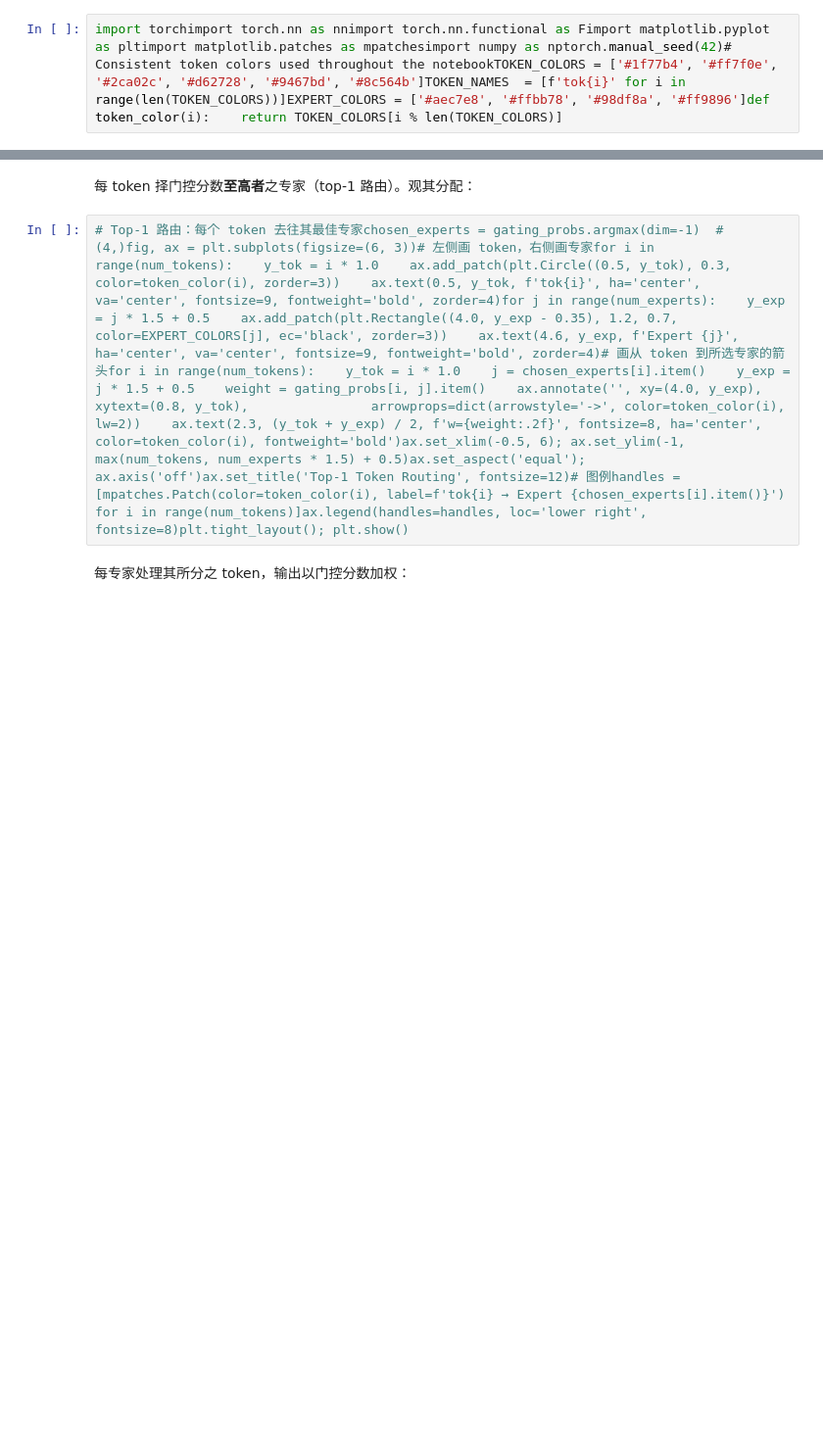
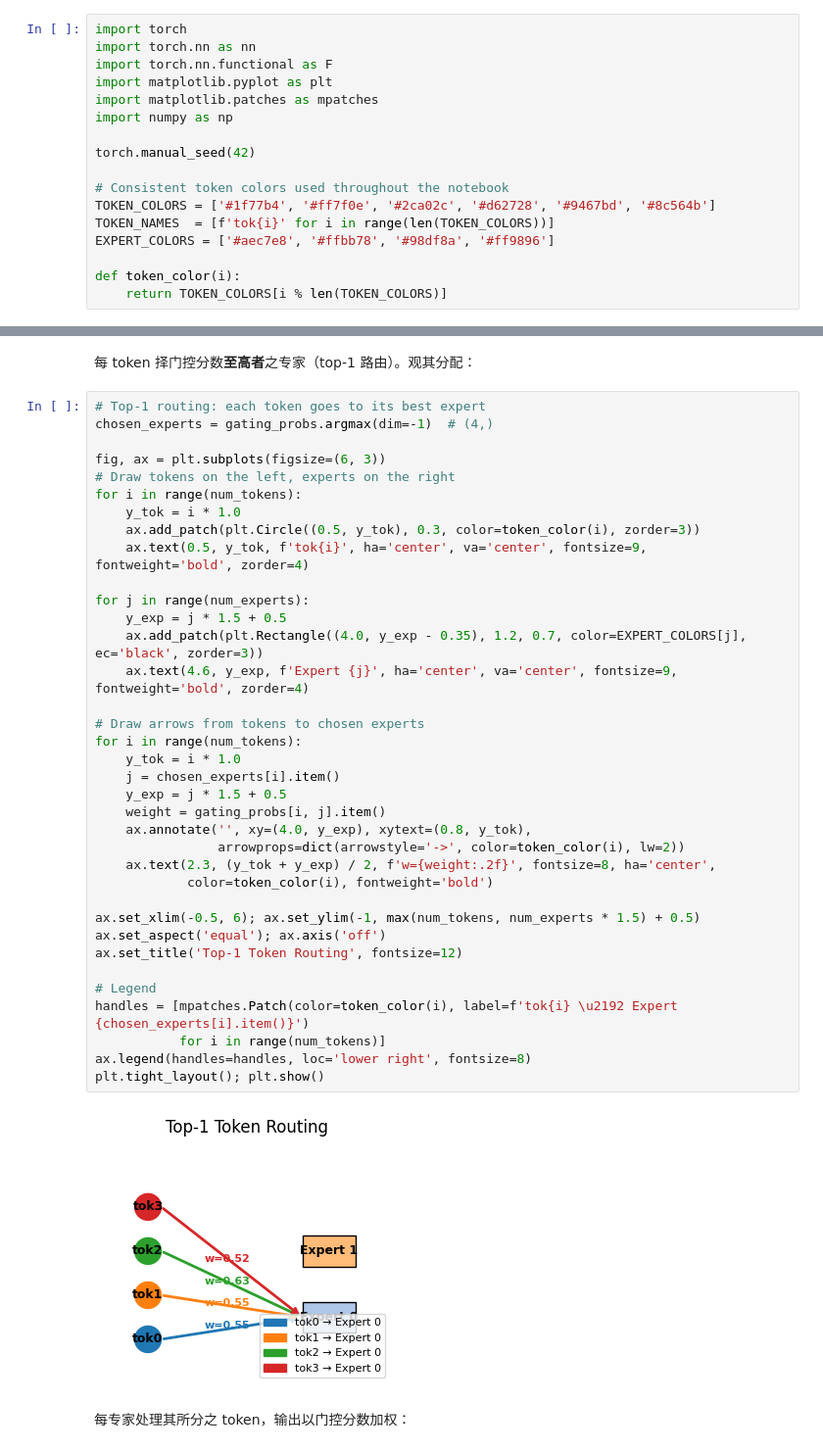
Before and after one commit to chuanbei2026/model-parallelism-tutorial, a Jupyter notebook: notebooks/06-expert-parallelism/ep.lzh.ipynb, the cells around one changed output, grey strips where cells are left out. Shown at 98% size. Cells and saved outputs as stored; diff of their text form; blank space fills up the shorter version.

```diff
--- a/notebooks/06-expert-parallelism/ep.lzh.ipynb
+++ b/notebooks/06-expert-parallelism/ep.lzh.ipynb
@@ -24,7 +24,22 @@
 - [00-gpu-communication](../00-gpu-communication/) — 集合通信诸操作（AllReduce、AllGather、All-to-All）
 - [02-tensor-parallelism](../02-tensor-parallelism/) — 有助于解 EP+TP 之组合
 # %%
-import torchimport torch.nn as nnimport torch.nn.functional as Fimport matplotlib.pyplot as pltimport matplotlib.patches as mpatchesimport numpy as nptorch.manual_seed(42)# Consistent token colors used throughout the notebookTOKEN_COLORS = ['#1f77b4', '#ff7f0e', '#2ca02c', '#d62728', '#9467bd', '#8c564b']TOKEN_NAMES  = [f'tok{i}' for i in range(len(TOKEN_COLORS))]EXPERT_COLORS = ['#aec7e8', '#ffbb78', '#98df8a', '#ff9896']def token_color(i):    return TOKEN_COLORS[i % len(TOKEN_COLORS)]
+import torch
+import torch.nn as nn
+import torch.nn.functional as F
+import matplotlib.pyplot as plt
+import matplotlib.patches as mpatches
+import numpy as np
+
+torch.manual_seed(42)
+
+# Consistent token colors used throughout the notebook
+TOKEN_COLORS = ['#1f77b4', '#ff7f0e', '#2ca02c', '#d62728', '#9467bd', '#8c564b']
+TOKEN_NAMES  = [f'tok{i}' for i in range(len(TOKEN_COLORS))]
+EXPERT_COLORS = ['#aec7e8', '#ffbb78', '#98df8a', '#ff9896']
+
+def token_color(i):
+    return TOKEN_COLORS[i % len(TOKEN_COLORS)]
 # %% [markdown]
 ## 概念与原理
 
@@ -71,7 +89,43 @@ print("Each row sums to 1 — the gate distributes probability across experts.")
 # %% [markdown]
 每 token 择门控分数**至高者**之专家（top-1 路由）。观其分配：
 # %%
-# Top-1 路由：每个 token 去往其最佳专家chosen_experts = gating_probs.argmax(dim=-1)  # (4,)fig, ax = plt.subplots(figsize=(6, 3))# 左侧画 token，右侧画专家for i in range(num_tokens):    y_tok = i * 1.0    ax.add_patch(plt.Circle((0.5, y_tok), 0.3, color=token_color(i), zorder=3))    ax.text(0.5, y_tok, f'tok{i}', ha='center', va='center', fontsize=9, fontweight='bold', zorder=4)for j in range(num_experts):    y_exp = j * 1.5 + 0.5    ax.add_patch(plt.Rectangle((4.0, y_exp - 0.35), 1.2, 0.7, color=EXPERT_COLORS[j], ec='black', zorder=3))    ax.text(4.6, y_exp, f'Expert {j}', ha='center', va='center', fontsize=9, fontweight='bold', zorder=4)# 画从 token 到所选专家的箭头for i in range(num_tokens):    y_tok = i * 1.0    j = chosen_experts[i].item()    y_exp = j * 1.5 + 0.5    weight = gating_probs[i, j].item()    ax.annotate('', xy=(4.0, y_exp), xytext=(0.8, y_tok),                arrowprops=dict(arrowstyle='->', color=token_color(i), lw=2))    ax.text(2.3, (y_tok + y_exp) / 2, f'w={weight:.2f}', fontsize=8, ha='center',            color=token_color(i), fontweight='bold')ax.set_xlim(-0.5, 6); ax.set_ylim(-1, max(num_tokens, num_experts * 1.5) + 0.5)ax.set_aspect('equal'); ax.axis('off')ax.set_title('Top-1 Token Routing', fontsize=12)# 图例handles = [mpatches.Patch(color=token_color(i), label=f'tok{i} → Expert {chosen_experts[i].item()}')           for i in range(num_tokens)]ax.legend(handles=handles, loc='lower right', fontsize=8)plt.tight_layout(); plt.show()
+# Top-1 routing: each token goes to its best expert
+chosen_experts = gating_probs.argmax(dim=-1)  # (4,)
+
+fig, ax = plt.subplots(figsize=(6, 3))
+# Draw tokens on the left, experts on the right
+for i in range(num_tokens):
+    y_tok = i * 1.0
+    ax.add_patch(plt.Circle((0.5, y_tok), 0.3, color=token_color(i), zorder=3))
+    ax.text(0.5, y_tok, f'tok{i}', ha='center', va='center', fontsize=9, fontweight='bold', zorder=4)
+
+for j in range(num_experts):
+    y_exp = j * 1.5 + 0.5
+    ax.add_patch(plt.Rectangle((4.0, y_exp - 0.35), 1.2, 0.7, color=EXPERT_COLORS[j], ec='black', zorder=3))
+    ax.text(4.6, y_exp, f'Expert {j}', ha='center', va='center', fontsize=9, fontweight='bold', zorder=4)
+
+# Draw arrows from tokens to chosen experts
+for i in range(num_tokens):
+    y_tok = i * 1.0
+    j = chosen_experts[i].item()
+    y_exp = j * 1.5 + 0.5
+    weight = gating_probs[i, j].item()
+    ax.annotate('', xy=(4.0, y_exp), xytext=(0.8, y_tok),
+                arrowprops=dict(arrowstyle='->', color=token_color(i), lw=2))
+    ax.text(2.3, (y_tok + y_exp) / 2, f'w={weight:.2f}', fontsize=8, ha='center',
+            color=token_color(i), fontweight='bold')
+
+ax.set_xlim(-0.5, 6); ax.set_ylim(-1, max(num_tokens, num_experts * 1.5) + 0.5)
+ax.set_aspect('equal'); ax.axis('off')
+ax.set_title('Top-1 Token Routing', fontsize=12)
+
+# Legend
+handles = [mpatches.Patch(color=token_color(i), label=f'tok{i} \u2192 Expert {chosen_experts[i].item()}')
+           for i in range(num_tokens)]
+ax.legend(handles=handles, loc='lower right', fontsize=8)
+plt.tight_layout(); plt.show()
+# %% [output]
+[figure, added]
 # %% [markdown]
 每专家处理其所分之 token，输出以门控分数加权：
 # %%
```
Also changed, not shown: parts of 16 cells of this notebook, 3 other files.
